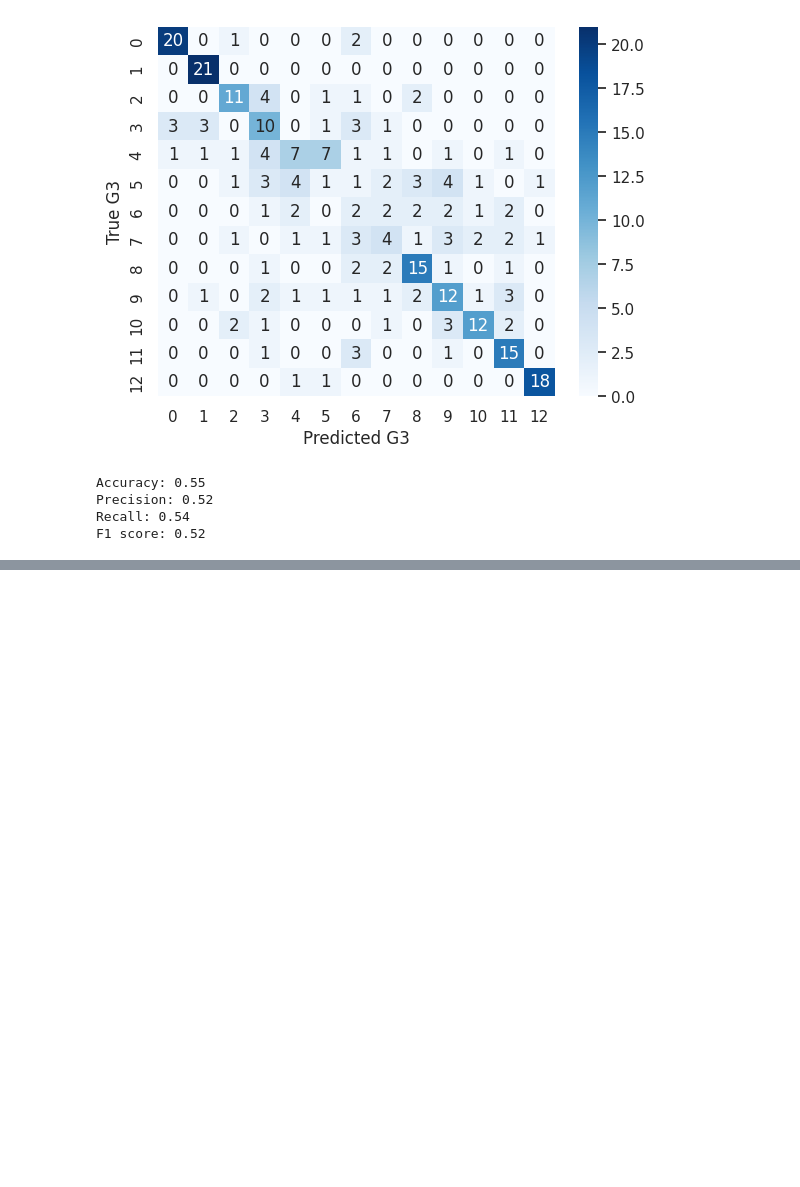
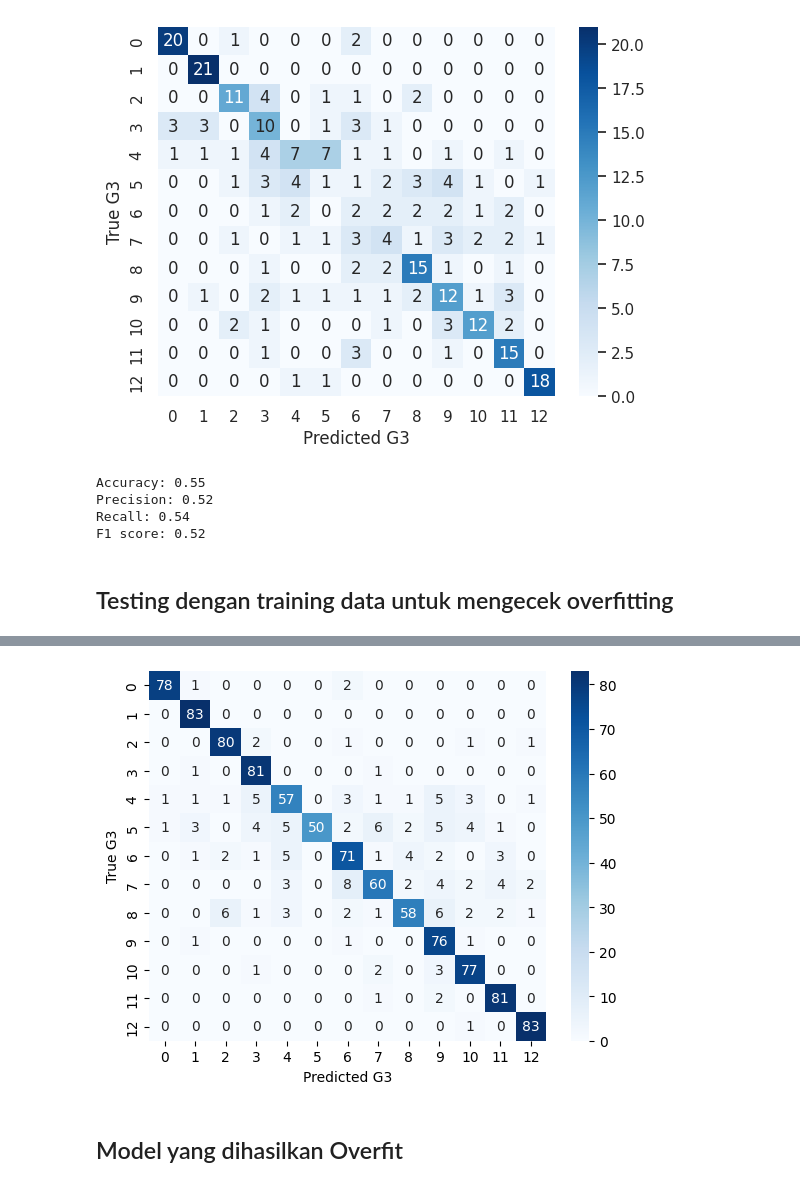
Before and after one commit to aloy4646/students-grade-classification, a Jupyter notebook: Neural_Network.ipynb, the cells around one changed output, grey strips where cells are left out. Drawn from its saved outputs; the diff is of its cells as text; code cells hidden in the pictures; blank space fills up the shorter version.

Commit message:
cek-overfit

```diff
--- a/Neural_Network.ipynb
+++ b/Neural_Network.ipynb
@@ -167,3 +167,17 @@ Recall: 0.54
 F1 score: 0.52
 # %%
 model.save('/content/drive/MyDrive/tubesML/modelNeuralNetwork.h5')
+# %% [markdown]
+## Testing dengan training data untuk mengecek overfitting
+# %%
+model = tf.keras.models.load_model('/content/drive/MyDrive/tubesML/modelNeuralNetwork.h5')
+# %%
+y_pred = model.predict(X_train)
+y_pred_classes = np.argmax(y_pred, axis=1)
+confusion_mtx = confusion_matrix(np.argmax(y_train, axis=1), y_pred_classes)
+
+sns.heatmap(confusion_mtx, annot=True, fmt='d', cmap='Blues')
+plt.xlabel('Predicted G3')
+plt.ylabel('True G3')
+plt.show()
+# %% [output]
@@ -169,0 +185,3 @@ model.save('/content/drive/MyDrive/tubesML/modelNeuralNetwork.h5')
+[figure, added]
+# %% [markdown]
+<h2> Model yang dihasilkan Overfit</h2>
```
Also changed, not shown: parts of 1 cell of this notebook.
